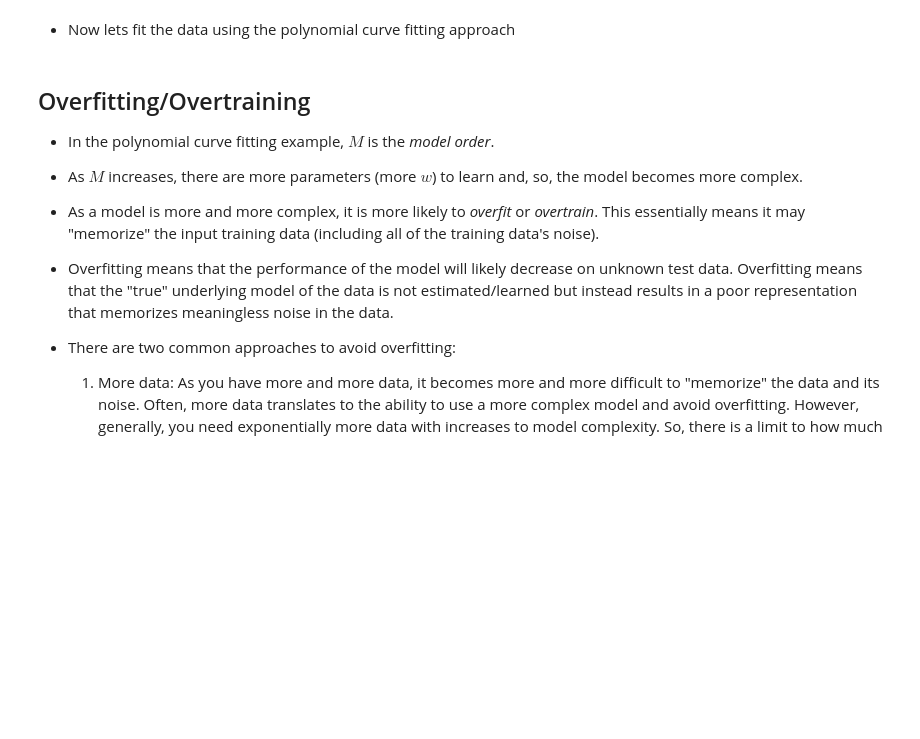
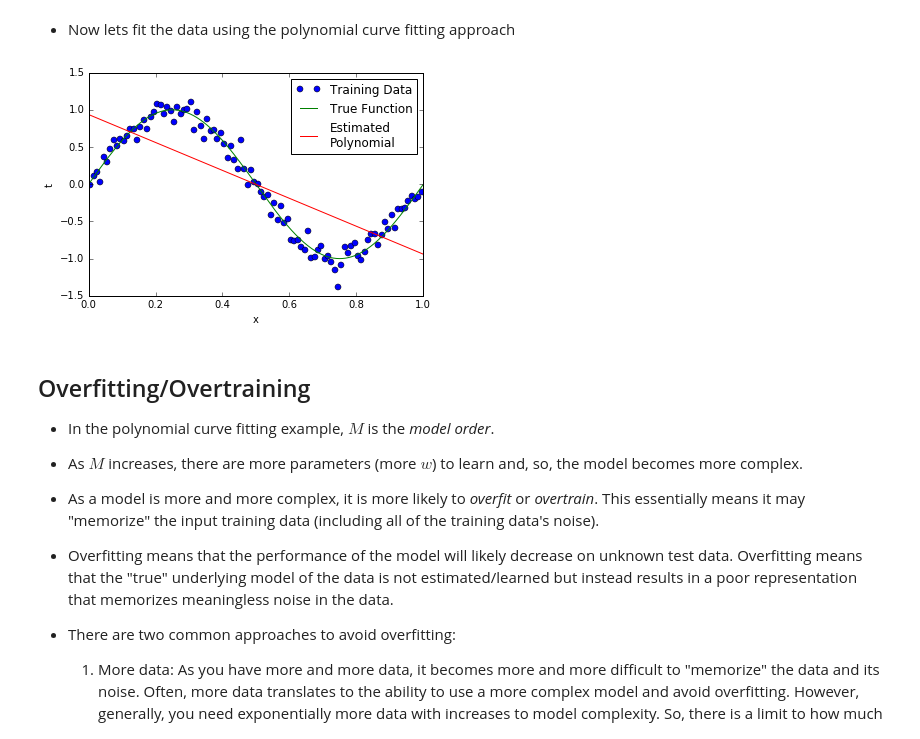
Before and after one commit to sawahashi3/LectureNotes, a Jupyter notebook: Lecture01_PolyReg/Lecture 01 - Review of some Linear Algebra and Introduction to Overfitting and Underfitting.ipynb, the cells around one changed output. Cells and saved outputs as stored; diff of their text form; code cells hidden in the pictures; blank space fills up the shorter version.

```diff
--- a/Lecture01_PolyReg/Lecture 01 - Review of some Linear Algebra and Introduction to Overfitting and Underfitting.ipynb
+++ b/Lecture01_PolyReg/Lecture 01 - Review of some Linear Algebra and Introduction to Overfitting and Underfitting.ipynb
@@ -273,18 +314,20 @@ plotData(x1, t1, x2, t2,legend=['True Function', 'Training Data'])
 # %%
 def fitdata(x,t,M):
 	'''fitdata(x,t,M): Fit a polynomial of order M to the data (x,t)'''
 	#This needs to be filled in
 	X = np.array([x**m for m in range(M+1)]).T
 	w = np.linalg.inv(X.T@X)@X.T@t
 	return w
 
 
-M = 3
+M = 1
 w = fitdata(x1,t1,M)
 xrange = np.arange(l,u,0.001)  #get equally spaced points in the xrange
 X = np.array([xrange**m for m in range(w.size)]).T
 esty = X@w #compute the predicted value
-plotData(x1,t1,x2,t2,xrange,esty,['True Function', 'Training Data', 'Estimated\nPolynomial'])
+plotData(x1,t1,x2,t2,xrange,esty,['Training Data', 'True Function', 'Estimated\nPolynomial'])
+# %% [output]
+[figure, added]
 # %% [markdown]
 ## Overfitting/Overtraining
 
```
Also changed, not shown: parts of 13 cells of this notebook.
